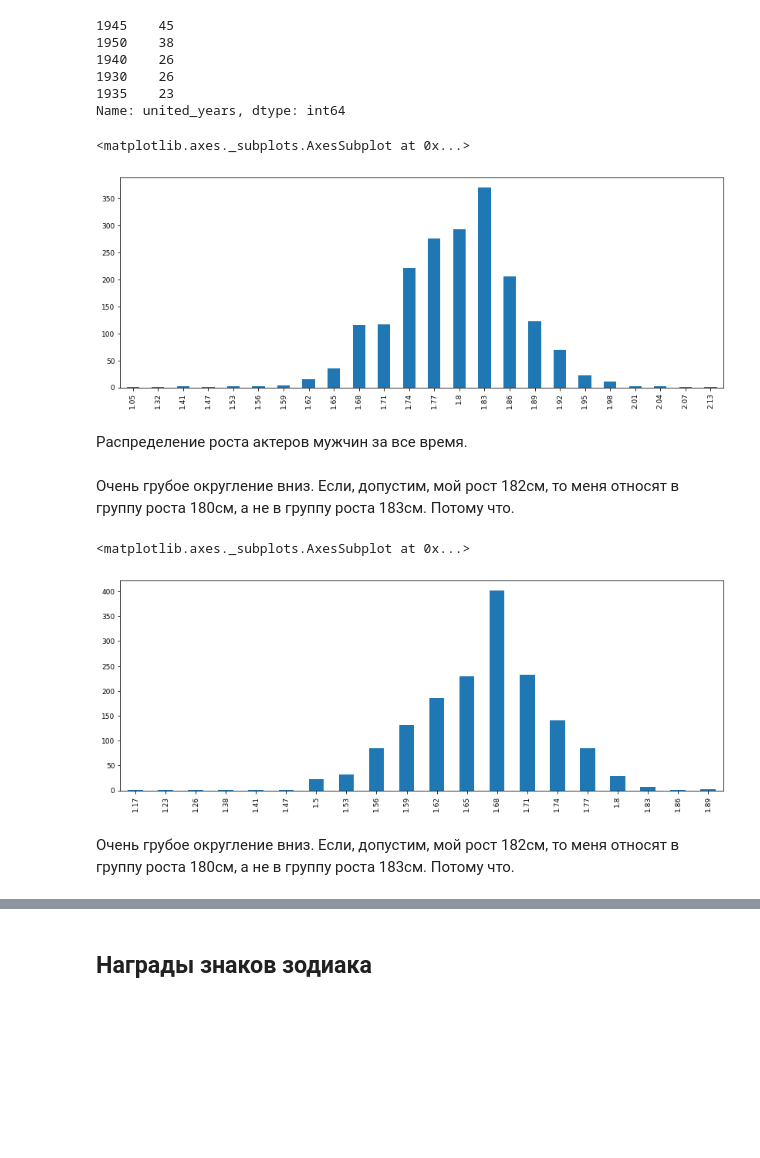
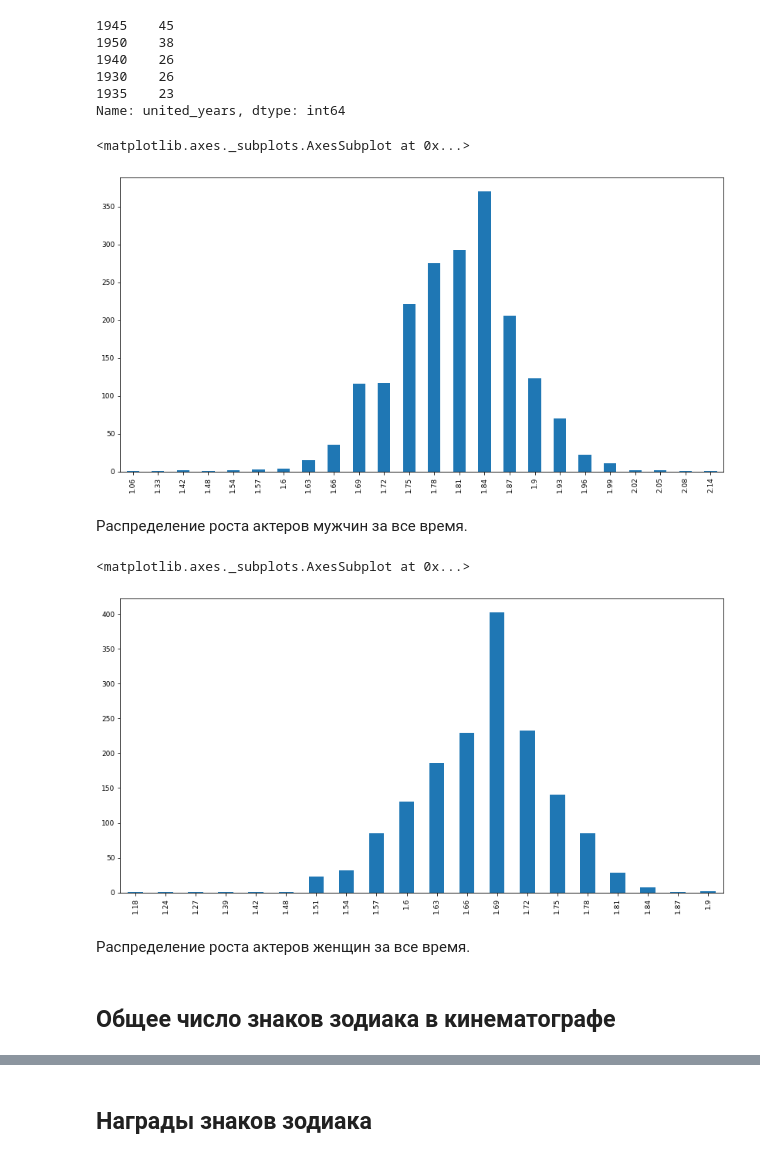
Before and after one commit to Anonymous469994/celebrity_zodiak, a Jupyter notebook: 3_DM_EDA.ipynb, the cells around one changed output, grey strips where cells are left out. Cells and saved outputs as stored; diff of their text form; code cells hidden in the pictures; blank space fills up the shorter version.

```diff
--- a/3_DM_EDA.ipynb
+++ b/3_DM_EDA.ipynb
@@ -550,6 +15,6 @@ df = pd.read_csv(name, sep='\t')
 # %%
-df = purification_df(preprocessing_df(df))
-check_df(df)
+df = mzl.purification_df(mzl.preprocessing_df(df))
+mzl.check_df(df)
 df.head(2)
 # %% [output]
 OK
@@ -1125,25 +146,25 @@ df[df.male == 0][df.united_years <= 1950]['united_years'].value_counts().head()
 1935    23
 Name: united_years, dtype: int64
 # %%
-fig = plt.figure(figsize= (14,5))
+fig = plt.figure(figsize= (14,7))
 # plt.legend(labels=['Men', 'Women'])
 temp_df = df[(df['male']==1) & (df.prof == 'actr')]
-temp_df['united_hght'] = temp_df['height'].map(lambda x: ((x*100) - (x*100) % 3)/100)
+temp_df['united_hght'] = temp_df['height'].map(lambda x: ((x*100) - (x*100)%3 +1) / 100)
 temp_df['united_hght'].value_counts().sort_index().plot.bar()
 # %% [output]
 <matplotlib.axes._subplots.AxesSubplot at 0x...>
-[figure, old version]
+[figure, new version]
 # %% [markdown]
 Распределение роста актеров мужчин за все время.
-# %% [markdown]
-Очень грубое округление вниз. Если, допустим, мой рост 182см, то меня относят в группу роста 180см, а не в группу роста 183см. Потому что.
 # %%
-fig = plt.figure(figsize= (14,5))
+fig = plt.figure(figsize= (14,7))
 temp_df = df[(df['male']==0) & (df.prof == 'actr')]
-temp_df['join_hght'] = temp_df['height'].map(lambda x: ((x*100) - (x*100) % 3)/100)
+temp_df['join_hght'] = temp_df['height'].map(lambda x: ((x*100) - (x*100)%3 +1) / 100)
 temp_df['join_hght'].value_counts().sort_index().plot.bar()
 # %% [output]
 <matplotlib.axes._subplots.AxesSubplot at 0x...>
-[figure, old version]
+[figure, new version]
-# %% [markdown]
-Очень грубое округление вниз. Если, допустим, мой рост 182см, то меня относят в группу роста 180см, а не в группу роста 183см. Потому что.
+# %% [markdown]
+Распределение роста актеров женщин за все время.
+# %% [markdown]
+## Общее число знаков зодиака в кинематографе
```
Also changed, not shown: parts of 116 cells of this notebook, 2 other files.
